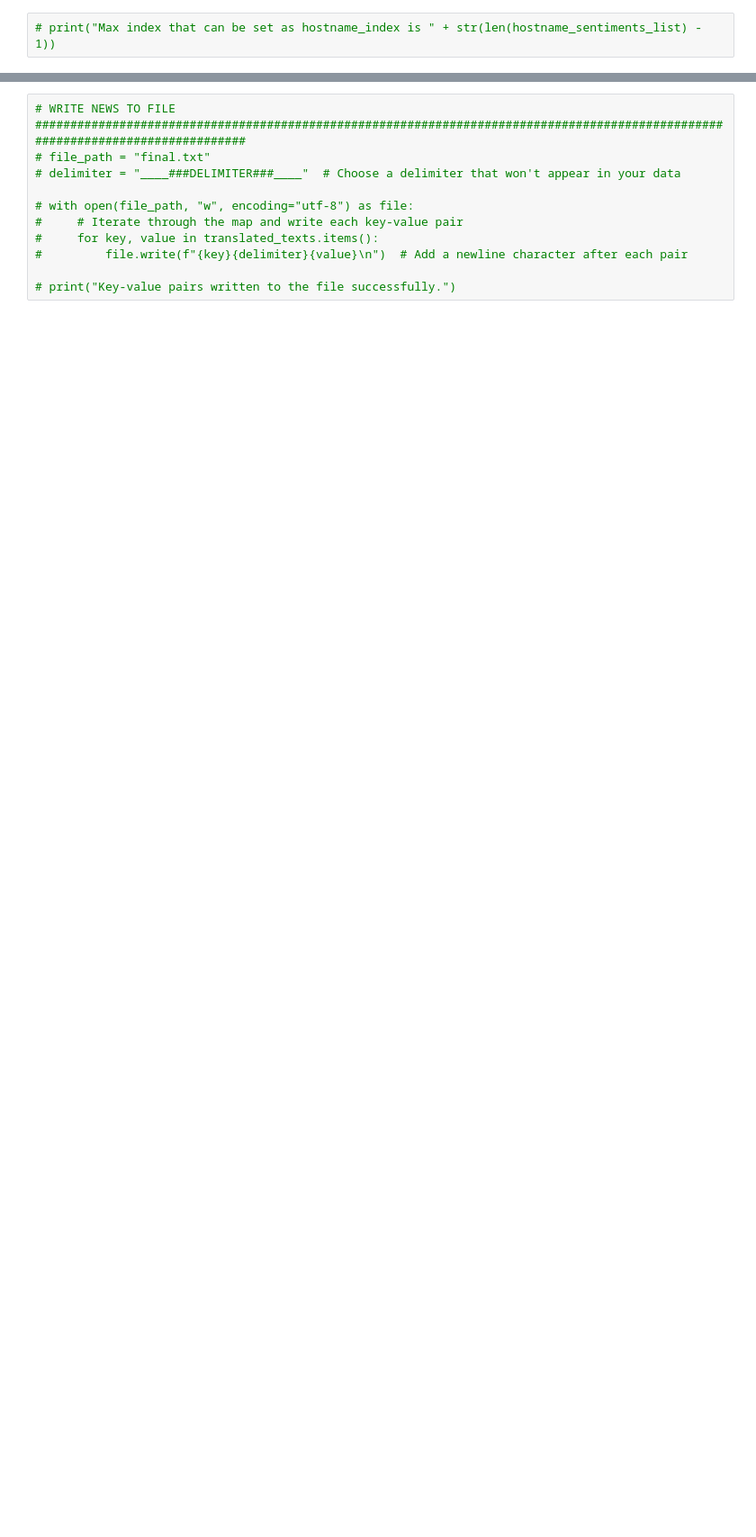
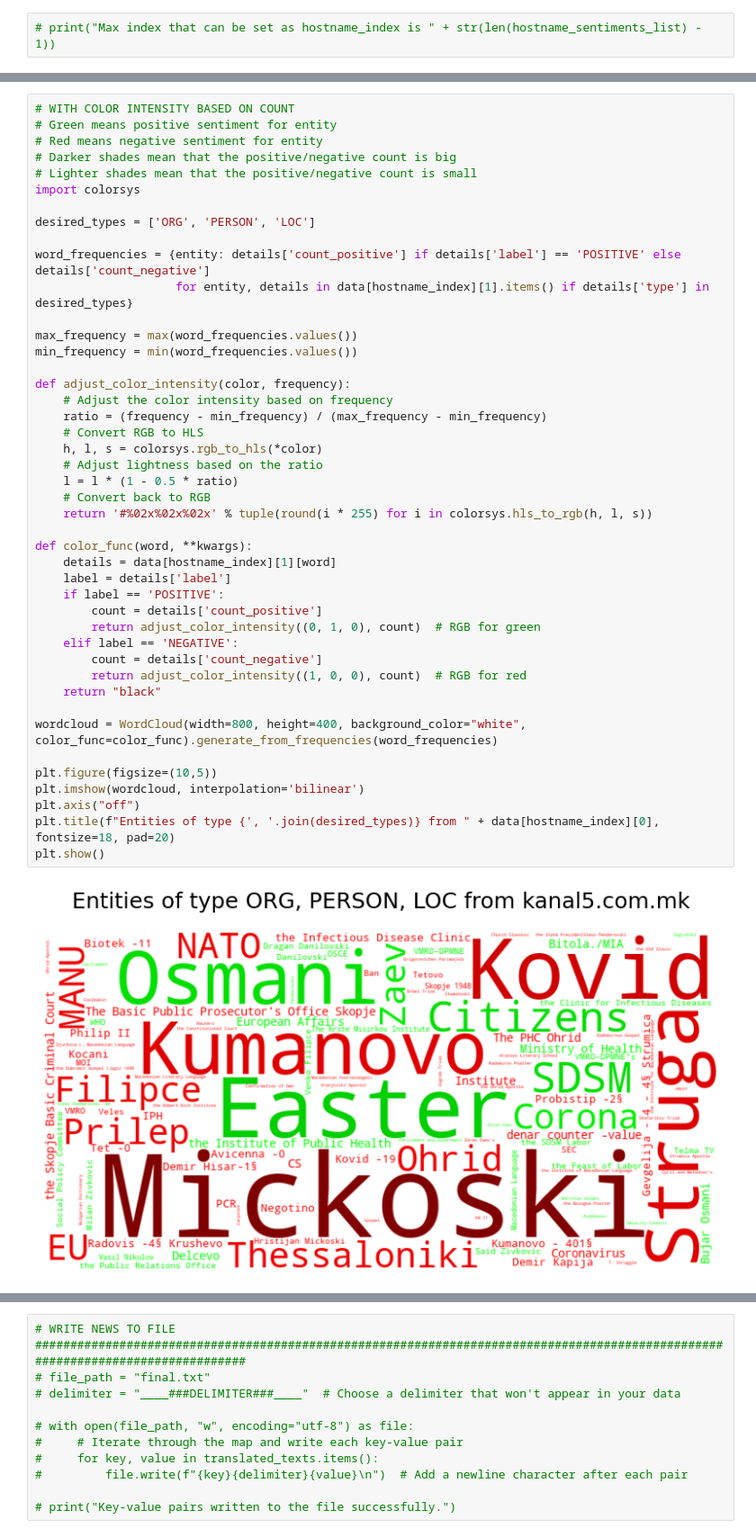
Before and after one commit to blagojpetkov/Data_Science_Project, a Jupyter notebook: Data Science Project Jupyter Notebook.ipynb, the cells around one changed output, grey strips where cells are left out. Shown at 90% size. Drawn from its saved outputs; the diff is of its cells as text; blank space fills up the shorter version.

```diff
--- a/Data Science Project Jupyter Notebook.ipynb
+++ b/Data Science Project Jupyter Notebook.ipynb
@@ -1167,0 +1197,46 @@ hostname_index = 1
+# %%
+# WITH COLOR INTENSITY BASED ON COUNT
+# Green means positive sentiment for entity
+# Red means negative sentiment for entity
+# Darker shades mean that the positive/negative count is big
+# Lighter shades mean that the positive/negative count is small
+import colorsys
+
+desired_types = ['ORG', 'PERSON', 'LOC']
+
+word_frequencies = {entity: details['count_positive'] if details['label'] == 'POSITIVE' else details['count_negative']
+                    for entity, details in data[hostname_index][1].items() if details['type'] in desired_types}
+
+max_frequency = max(word_frequencies.values())
+min_frequency = min(word_frequencies.values())
+
+def adjust_color_intensity(color, frequency):
+    # Adjust the color intensity based on frequency
+    ratio = (frequency - min_frequency) / (max_frequency - min_frequency)
+    # Convert RGB to HLS
+    h, l, s = colorsys.rgb_to_hls(*color)
+    # Adjust lightness based on the ratio
+    l = l * (1 - 0.5 * ratio)
+    # Convert back to RGB
+    return '#%02x%02x%02x' % tuple(round(i * 255) for i in colorsys.hls_to_rgb(h, l, s))
+
+def color_func(word, **kwargs):
+    details = data[hostname_index][1][word]
+    label = details['label']
+    if label == 'POSITIVE':
+        count = details['count_positive']
+        return adjust_color_intensity((0, 1, 0), count)  # RGB for green
+    elif label == 'NEGATIVE':
+        count = details['count_negative']
+        return adjust_color_intensity((1, 0, 0), count)  # RGB for red
+    return "black"
+
+wordcloud = WordCloud(width=800, height=400, background_color="white", color_func=color_func).generate_from_frequencies(word_frequencies)
+
+plt.figure(figsize=(10,5))
+plt.imshow(wordcloud, interpolation='bilinear')
+plt.axis("off")
+plt.title(f"Entities of type {', '.join(desired_types)} from " + data[hostname_index][0], fontsize=18, pad=20)
+plt.show()
+# %% [output]
+[figure, added]
```
Also changed, not shown: parts of 27 cells of this notebook.
